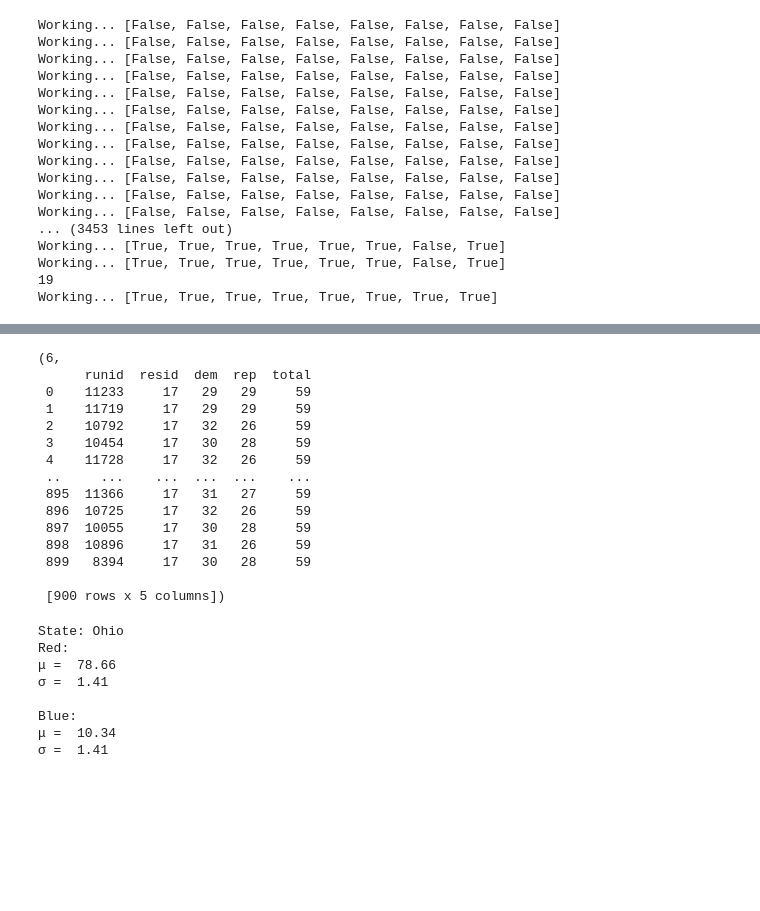
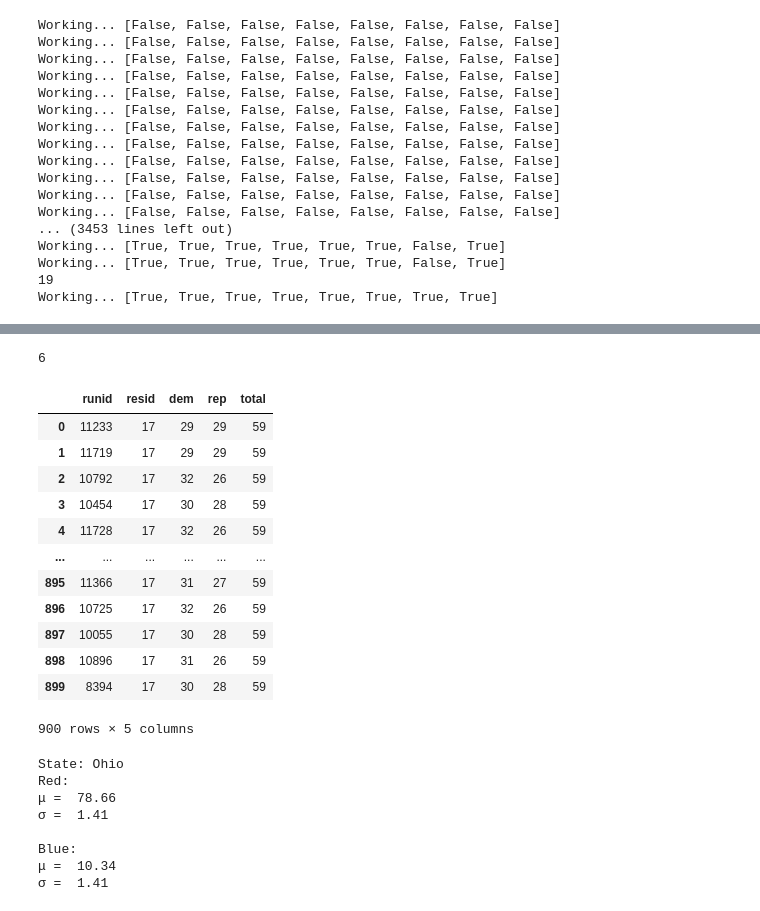
Before and after one commit to Extr1n/CSDS133-final-Gerrymandering, a Jupyter notebook: import_data.ipynb, the cells around one changed output, grey strips where cells are left out. Saved outputs shown, nothing was run; the diff lists cells and outputs as text; code cells hidden in the pictures; blank space fills up the shorter version.

```diff
--- a/import_data.ipynb
+++ b/import_data.ipynb
@@ -308,50 +307,53 @@ con.close()
 ### Load simulation and actual data ###
 #######################################
 
+# Previous simulation IDs, to save time on SQL query
 ids = {
     1: 39, # Ohio 30x30
     9: 55, # Wisconsin 30x30
     10: 32, # Nevada 30x30
     11: 4, # Arizona 30x30
     12: 55, # Wisconsin 30x30
     13: 42, # Pennsylvania 30x30
     14: 42, # Pennsylvania 30x30
     15: 17, # Illinois 30x30
     16: 20, # Kansas 30x30
     17: 6, # California 30x30
     18: 6, # California 30x30
     19: 48 # Texas 30x30
 }
 
 def get_id(id):
     global ids
     con = activateCon()
     cur = con.cursor()
 
     state_num = ids[id]
-    data = pd.DataFrame(cur.execute("select * from results where resid = %(id)s;", {'id': id}).fetchall())
+    data = gpd.GeoDataFrame(cur.execute("select * from results where resid = %(id)s;", {'id': id}).fetchall())
     data = data.set_axis(['runid', 'resid', 'dem', 'rep', 'total'], axis=1)
 
     con.close()
     return state_num, data
 
-get_id(17)
+# Test if the function works correctly
+n, d = get_id(17)
+print(n)
+display(d)
 # %% [output]
-(6,
-      runid  resid  dem  rep  total
- 0    11233     17   29   29     59
- 1    11719     17   29   29     59
- 2    10792     17   32   26     59
- 3    10454     17   30   28     59
- 4    11728     17   32   26     59
- ..     ...    ...  ...  ...    ...
- 895  11366     17   31   27     59
- 896  10725     17   32   26     59
- 897  10055     17   30   28     59
- 898  10896     17   31   26     59
- 899   8394     17   30   28     59
-
- [900 rows x 5 columns])
+6
+|  | runid | resid | dem | rep | total |
+| 0 | 11233 | 17 | 29 | 29 | 59 |
+| 1 | 11719 | 17 | 29 | 29 | 59 |
+| 2 | 10792 | 17 | 32 | 26 | 59 |
+| 3 | 10454 | 17 | 30 | 28 | 59 |
+| 4 | 11728 | 17 | 32 | 26 | 59 |
+| ... | ... | ... | ... | ... | ... |
+| 895 | 11366 | 17 | 31 | 27 | 59 |
+| 896 | 10725 | 17 | 32 | 26 | 59 |
+| 897 | 10055 | 17 | 30 | 28 | 59 |
+| 898 | 10896 | 17 | 31 | 26 | 59 |
+| 899 | 8394 | 17 | 30 | 28 | 59 |
+900 rows × 5 columns
 # %%
 ######################
 ### Visualize data ###
```
Also changed, not shown: parts of 10 cells of this notebook, 4 other files.
